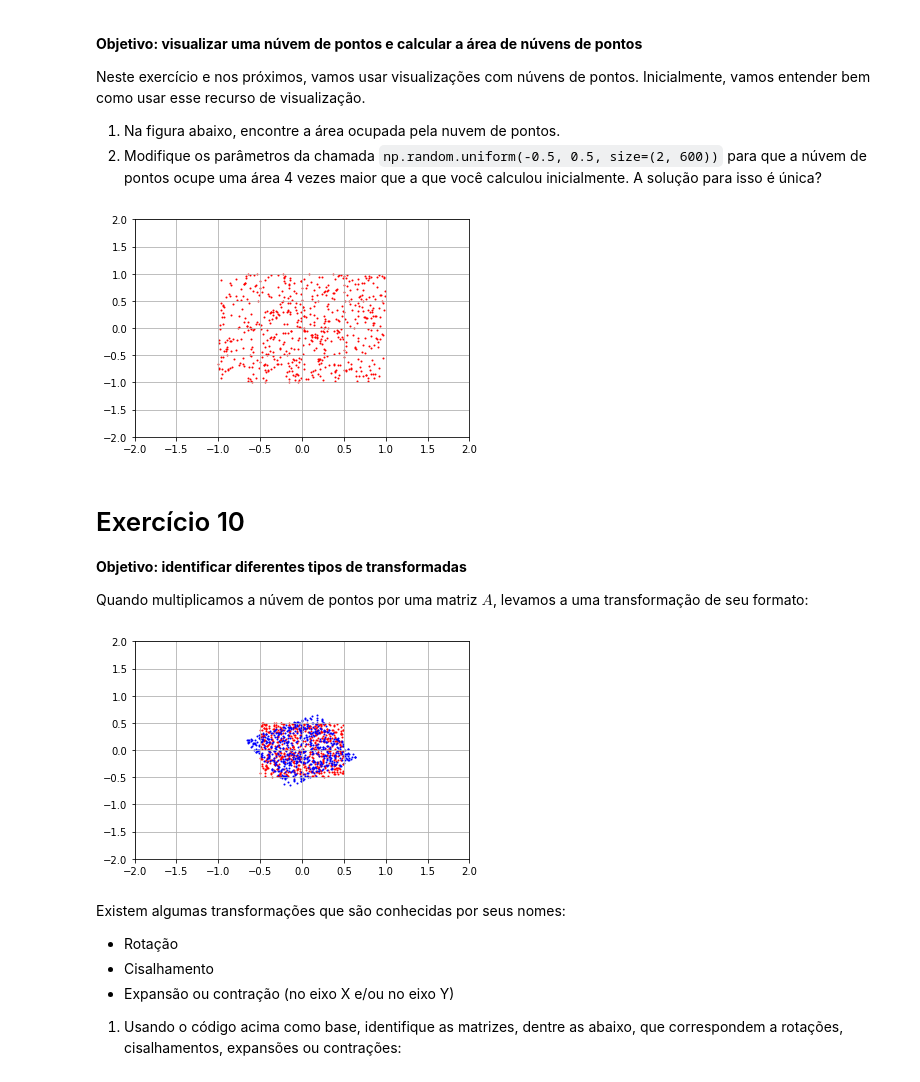
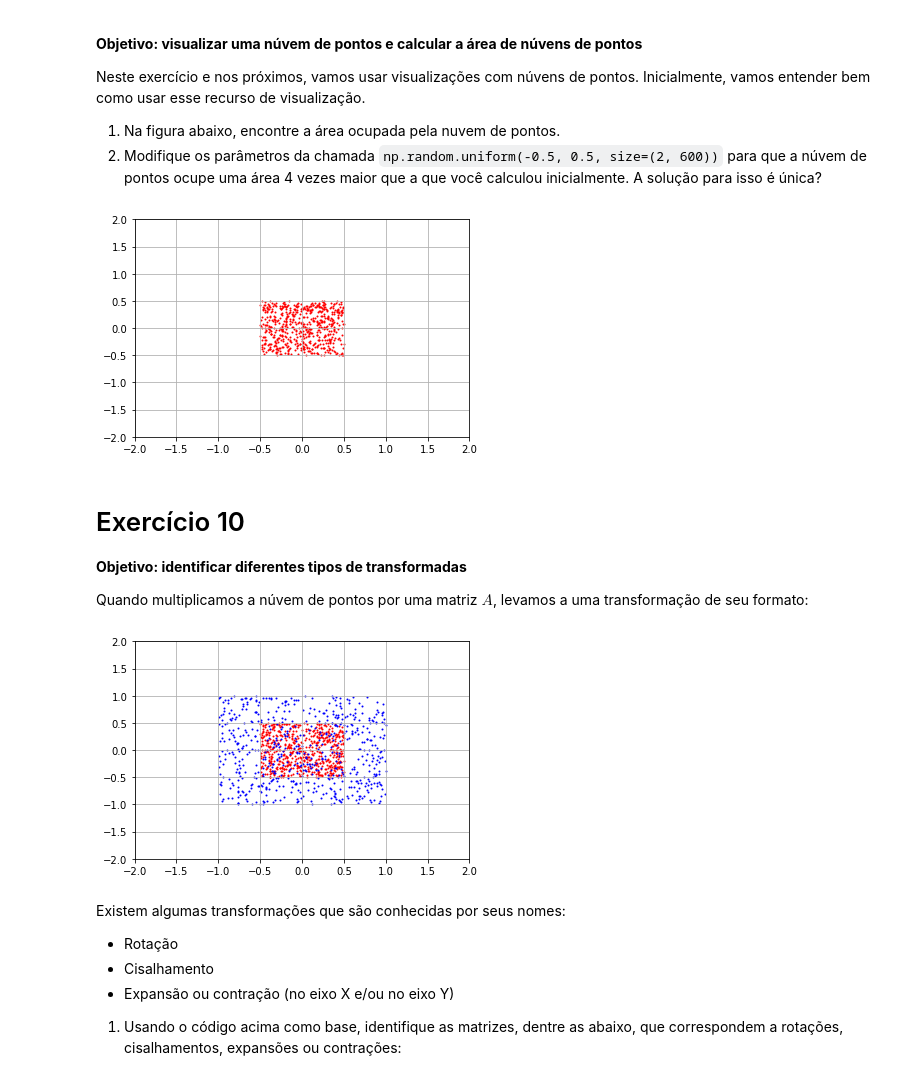
Before and after one commit to tiagoft/alglin-alunos, a Jupyter notebook: 03-geometria_analitica.ipynb, the cells around one changed output. Drawn from its saved outputs; the diff is of its cells as text; code cells hidden in the pictures.

```diff
--- a/03-geometria_analitica.ipynb
+++ b/03-geometria_analitica.ipynb
@@ -305,10 +236,7 @@ Neste exercício e nos próximos, vamos usar visualizações com núvens de pont
 1. Na figura abaixo, encontre a área ocupada pela nuvem de pontos.
 2. Modifique os parâmetros da chamada `np.random.uniform(-0.5, 0.5, size=(2, 600))` para que a núvem de pontos ocupe uma área 4 vezes maior que a que você calculou inicialmente. A solução para isso é única?
 # %%
-import numpy as np
-import matplotlib.pyplot as plt
-
-x = np.random.uniform(-1, 1, size=(2, 600))
+x = np.random.uniform(-0.5, 0.5, size=(2, 600))
 plt.figure()
 plt.scatter(x[0,:], x[1,:], s=1, c='r')
 plt.xlim([-2, 2])
@@ -316,7 +244,7 @@ plt.ylim([-2, 2])
 plt.grid()
 plt.show()
 # %% [output]
-[figure, old version]
+[figure, new version]
 # %% [markdown]
 # Exercício 10
 **Objetivo: identificar diferentes tipos de transformadas**
@@ -324,17 +252,17 @@ plt.show()
 Quando multiplicamos a núvem de pontos por uma matriz $A$, levamos a uma transformação de seu formato:
 # %%
 x = np.random.uniform(-0.5, 0.5, size=(2, 600))
-A = np.array([ [0.86, -0.5], [0.5, 0.86] ])
+A = np.array([ [2, 0], [0, 2] ])
 y = A @ x
 plt.figure()
 plt.scatter(x[0,:], x[1,:], s=1, c='r')
 plt.scatter(y[0,:], y[1,:], s=1, c='b')
 plt.xlim([-2, 2])
 plt.ylim([-2, 2])
 plt.grid()
 plt.show()
 # %% [output]
-[figure, old version]
+[figure, new version]
 # %% [markdown]
 Existem algumas transformações que são conhecidas por seus nomes:
 
```
Also changed, not shown: parts of 32 cells of this notebook, 8 other files.
